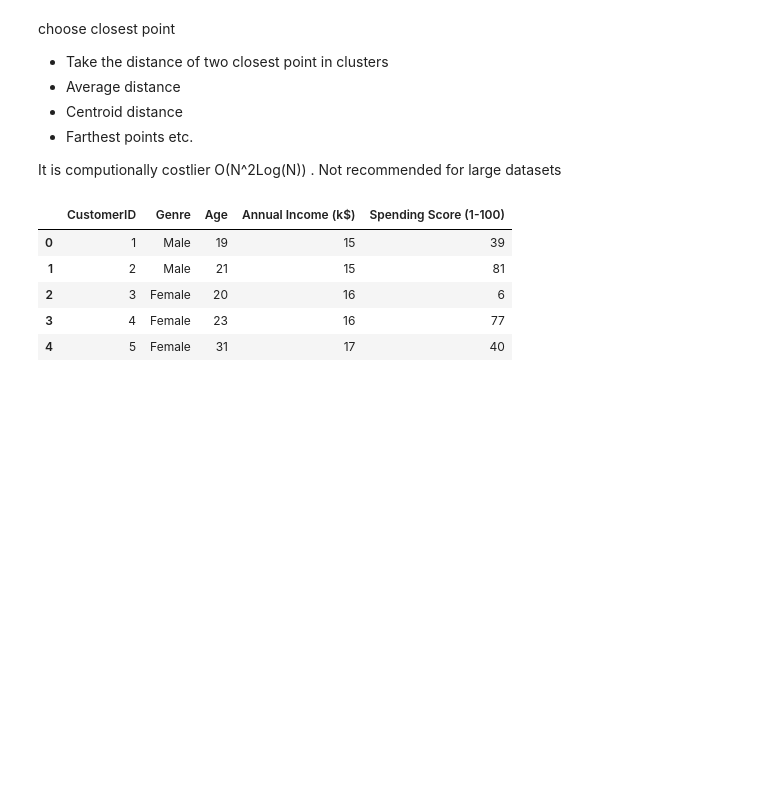
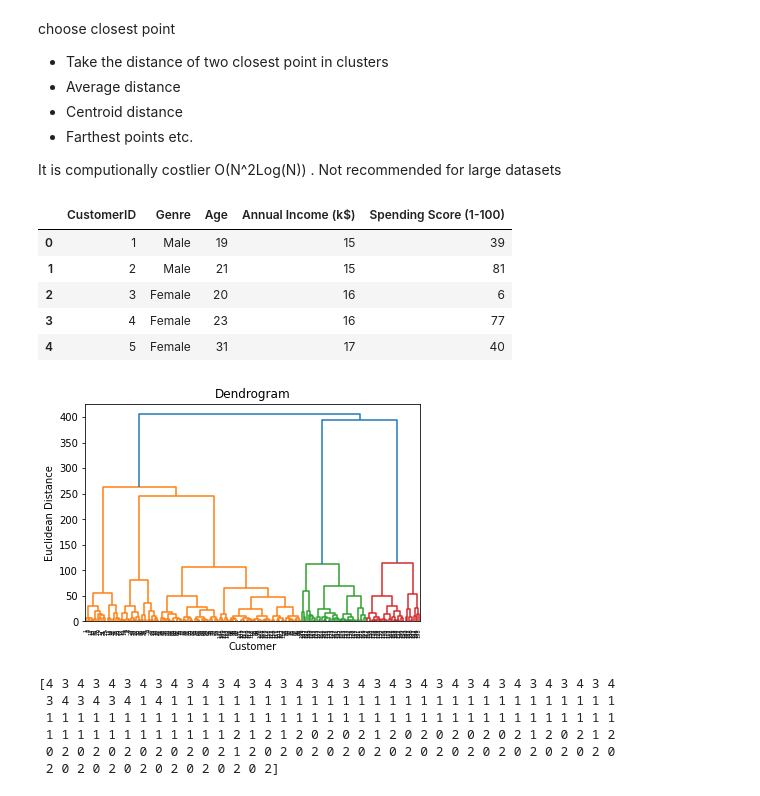
Before and after one commit to Nix-code/Machine-Learning-From-Scratch, a Jupyter notebook: Kmeans-clustering/Hierarchial Clustering.ipynb, the cells around one changed output. Saved outputs shown, nothing was run; the diff lists cells and outputs as text; code cells hidden in the pictures; blank space fills up the shorter version.

Commit message:
add hierarchial clustering

```diff
--- a/Kmeans-clustering/Hierarchial Clustering.ipynb
+++ b/Kmeans-clustering/Hierarchial Clustering.ipynb
@@ -33,0 +31,25 @@ import scipy
+# %%
+### Using Dendrogram
+import scipy.cluster.hierarchy as sch
+# dendrogram
+dend = sch.dendrogram(sch.linkage(X, method = 'ward'))
+# ward method is used to minimise the variance in each cluster
+plt.title("Dendrogram")
+plt.xlabel("Customer")
+plt.ylabel("Euclidean Distance")
+plt.show()
+# %% [output]
+[figure, added]
+# %%
+# model fitting
+from sklearn.cluster import AgglomerativeClustering
+hc = AgglomerativeClustering(n_clusters = 5, affinity = 'euclidean', linkage = 'ward')
+ypred = hc.fit_predict(X)
+print(ypred)
+# %% [output]
+[4 3 4 3 4 3 4 3 4 3 4 3 4 3 4 3 4 3 4 3 4 3 4 3 4 3 4 3 4 3 4 3 4 3 4 3 4
+ 3 4 3 4 3 4 1 4 1 1 1 1 1 1 1 1 1 1 1 1 1 1 1 1 1 1 1 1 1 1 1 1 1 1 1 1 1
+ 1 1 1 1 1 1 1 1 1 1 1 1 1 1 1 1 1 1 1 1 1 1 1 1 1 1 1 1 1 1 1 1 1 1 1 1 1
+ 1 1 1 1 1 1 1 1 1 1 1 1 2 1 2 1 2 0 2 0 2 1 2 0 2 0 2 0 2 0 2 1 2 0 2 1 2
+ 0 2 0 2 0 2 0 2 0 2 0 2 1 2 0 2 0 2 0 2 0 2 0 2 0 2 0 2 0 2 0 2 0 2 0 2 0
+ 2 0 2 0 2 0 2 0 2 0 2 0 2 0 2]
```
Also changed, not shown: parts of 2 cells of this notebook.
